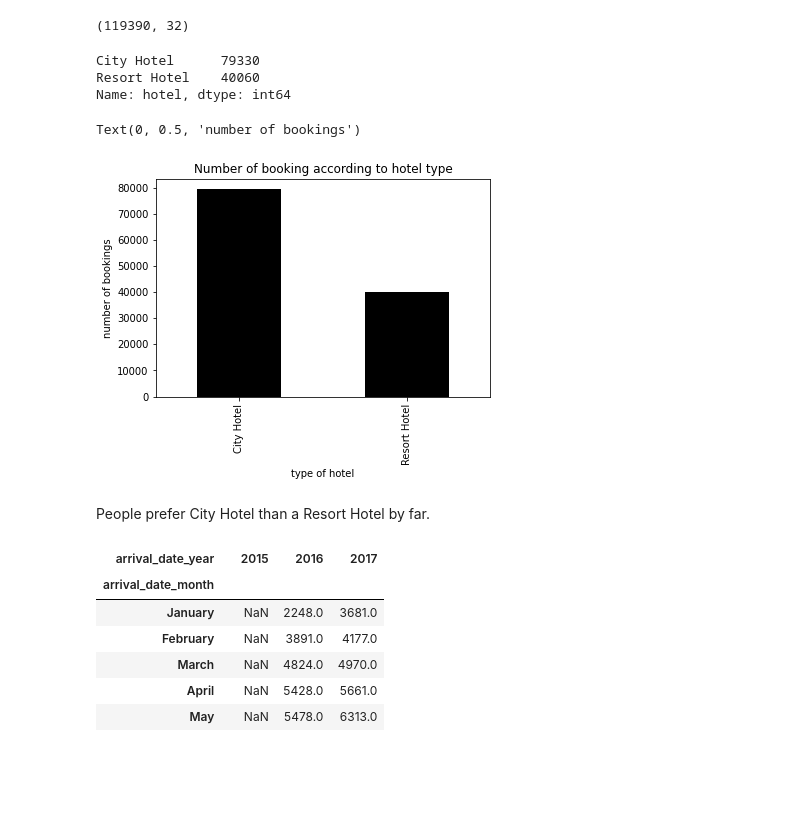
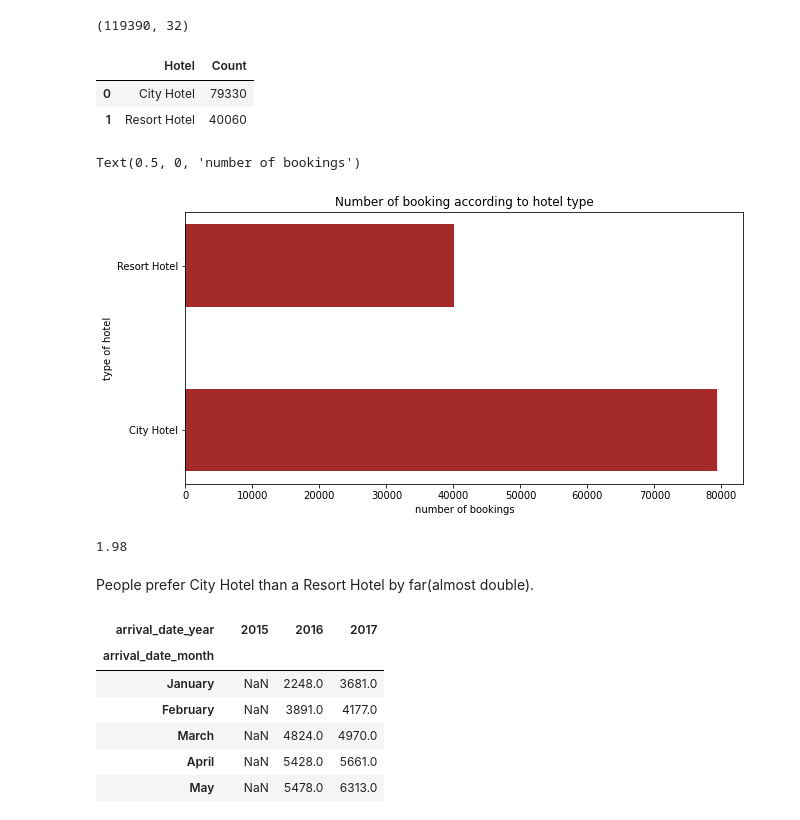
Before and after one commit to shiyasAli/EDA-project-Hotel-Booking-Analysis, a Jupyter notebook: Copy_of_Hotel_Booking_Analysis_Capstone_Project.ipynb, the cells around one changed output. Saved outputs shown, nothing was run; the diff lists cells and outputs as text; code cells hidden in the pictures; blank space fills up the shorter version.

Commit message:
hotel booking analysis commit 4

```diff
--- a/Copy_of_Hotel_Booking_Analysis_Capstone_Project.ipynb
+++ b/Copy_of_Hotel_Booking_Analysis_Capstone_Project.ipynb
@@ -75,24 +75,28 @@ df.shape
 # %% [output]
 (119390, 32)
 # %%
-booking_by_hotel_type=df["hotel"].value_counts()
-print(booking_by_hotel_type)
+booking_by_hotel_type=df["hotel"].value_counts().reset_index().rename(columns={'index':'Hotel','hotel':'Count'})
+booking_by_hotel_type
 # %% [output]
-City Hotel      79330
-Resort Hotel    40060
-Name: hotel, dtype: int64
+|  | Hotel | Count |
+| 0 | City Hotel | 79330 |
+| 1 | Resort Hotel | 40060 |
 # %%
 # plotting a bar chart to compare number of bookings made in each type of hotel
-booking_by_hotel_type.plot(kind='bar',color='black')
-plt.rcParams['figure.figsize'] = (10, 5)
+plt.barh(booking_by_hotel_type['Hotel'],booking_by_hotel_type['Count'],color='brown',height=0.5)
 plt.title('Number of booking according to hotel type')
-plt.xlabel('type of hotel')
-plt.ylabel('number of bookings')
+plt.ylabel('type of hotel')
+plt.xlabel('number of bookings')
 # %% [output]
-Text(0, 0.5, 'number of bookings')
+Text(0.5, 0, 'number of bookings')
-[figure, old version]
+[figure, new version]
+# %%
+ratio_hotel=round(booking_by_hotel_type.loc[0]['Count']/booking_by_hotel_type.loc[1]['Count'],2)
+print(ratio_hotel)
+# %% [output]
+1.98
 # %% [markdown]
-People prefer City Hotel than a Resort Hotel by far.
+People prefer City Hotel than a Resort Hotel by far(almost double).
 # %%
 booking_by_time_of_the_year = df.groupby(['arrival_date_month','arrival_date_year'])['arrival_date_month'].count().unstack()
 # booking_by_time_of_the_year.fillna(0,inplace=True)
```
Also changed, not shown: parts of 19 cells of this notebook.
